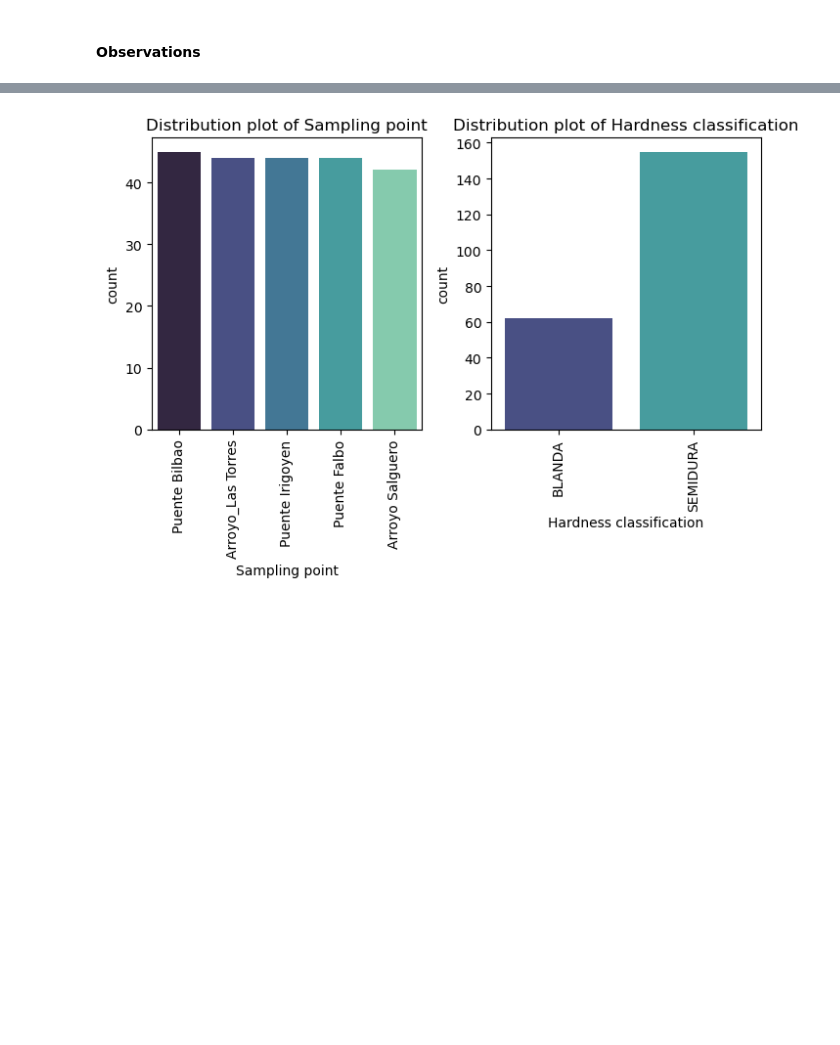
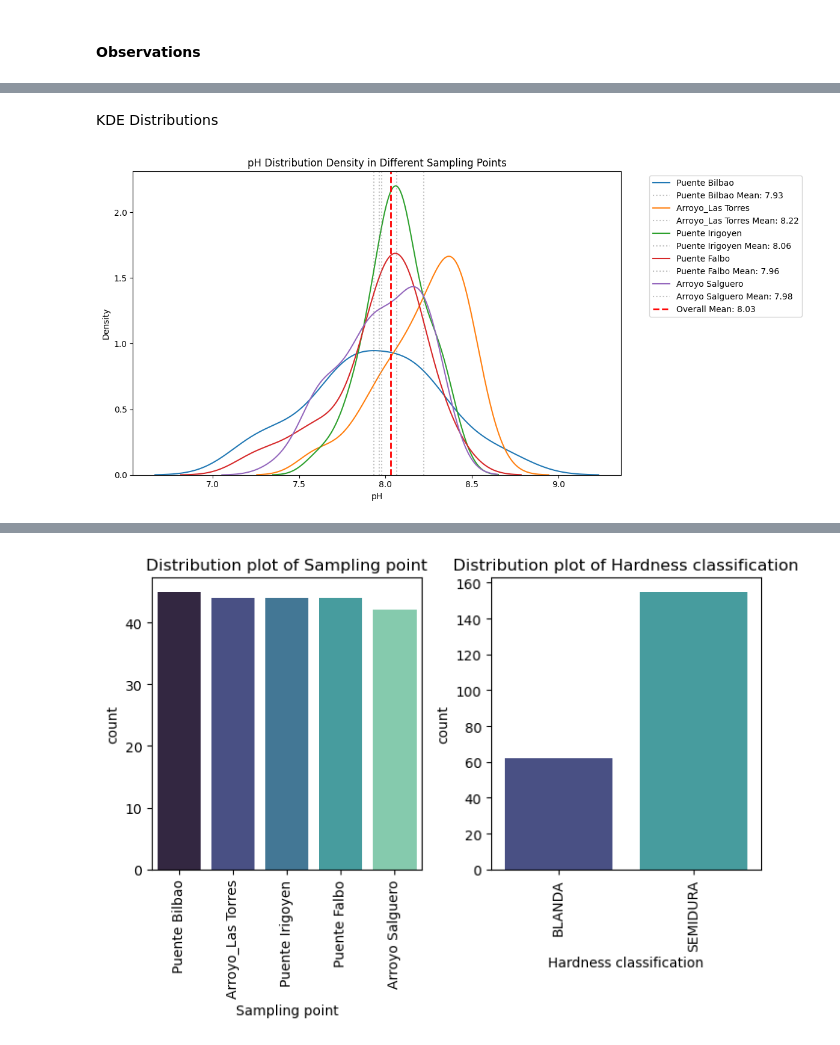
Before and after one commit to sarahgracemahlangu/ExploreAI-Python-Group-Project, a Jupyter notebook: python_group_project.ipynb, the cells around one changed output, grey strips where cells are left out. Drawn from its saved outputs; the diff is of its cells as text; code cells hidden in the pictures; blank space fills up the shorter version.

```diff
--- a/python_group_project.ipynb
+++ b/python_group_project.ipynb
@@ -205,0 +243,29 @@ plt.show()
+# %% [markdown]
+KDE Distributions
+# %%
+# KDE Plot for pH Distribution with means
+plt.figure(figsize=(12, 6))
+
+# Plot KDE for each sampling point
+for point in df['Sampling point'].unique():
+    subset = df[df['Sampling point'] == point]
+    sns.kdeplot(data=subset, x='pH', label=point)
+
+    # Mean line for each sampling point
+    point_mean = subset['pH'].mean()
+    plt.axvline(x=point_mean, color='gray', linestyle=':', alpha=0.5,
+                label=f'{point} Mean: {point_mean:.2f}')
+
+# Overall mean line
+overall_mean = df['pH'].mean()
+plt.axvline(x=overall_mean, color='red', linestyle='--', linewidth=2,
+            label=f'Overall Mean: {overall_mean:.2f}')
+
+plt.title('pH Distribution Density in Different Sampling Points')
+plt.xlabel('pH')
+plt.ylabel('Density')
+plt.legend(bbox_to_anchor=(1.05, 1), loc='upper left')
+plt.tight_layout()
+plt.show()
+# %% [output]
+[figure, added]
```
Also changed, not shown: parts of 7 cells of this notebook.
